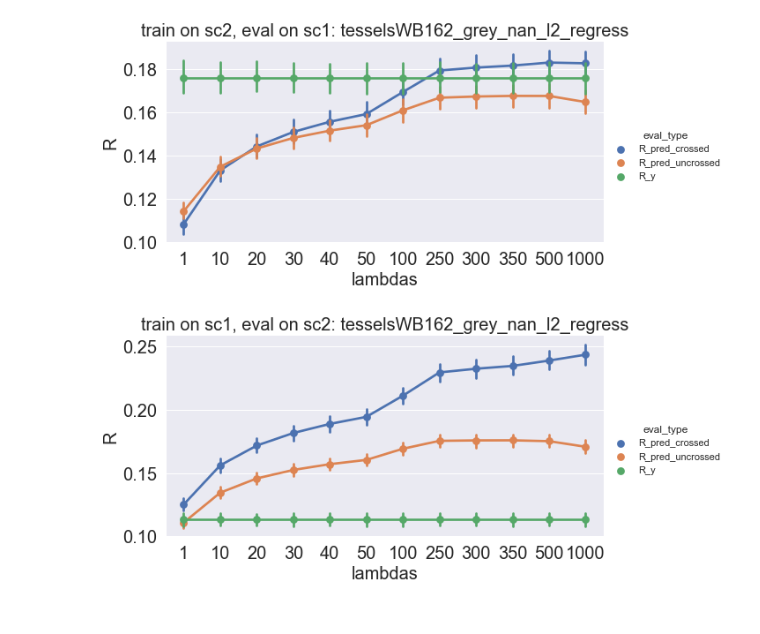
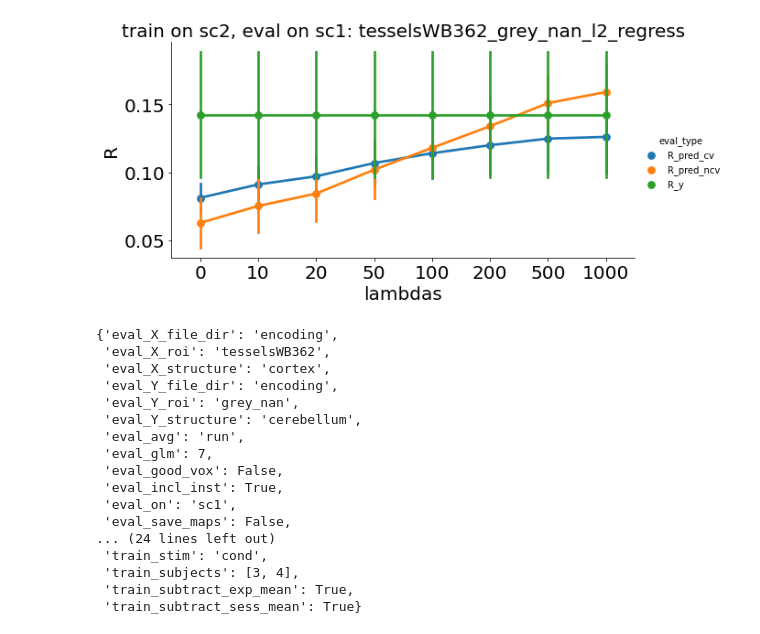
Before and after one commit to maedbhk/cerebellum_connectivity, a Jupyter notebook: notebooks/1.0-mk-visualize_maps.ipynb, the cells around one changed output. Cells and saved outputs as stored; diff of their text form; code cells hidden in the pictures.

```diff
--- a/notebooks/1.0-mk-visualize_maps.ipynb
+++ b/notebooks/1.0-mk-visualize_maps.ipynb
@@ -52,12 +31,28 @@ map_pred.visualize_prediction_group()
 # %%
 # define class for plotting
-pred = PlotPred()
+pred = PlotPred(eval_on=['sc1'], model_name='tesselsWB362_grey_nan_l2_regress')
 
 # load dataframe
 dataframe = pred.load_dataframe()
 
 # plot graph
-pred.plot_predictions(dataframe, plot_params=False, filter_eval=['R_y', 'R_pred_crossed', 'R_pred_uncrossed'])
+pred.plot_predictions(dataframe, filter_eval=['R_y', 'R_pred_cv', 'R_pred_ncv'], plot_params=True)
 # %% [output]
-[figure, old version]
+[figure, new version]
-[figure, removed]
+{'eval_X_file_dir': 'encoding',
+ 'eval_X_roi': 'tesselsWB362',
+ 'eval_X_structure': 'cortex',
+ 'eval_Y_file_dir': 'encoding',
+ 'eval_Y_roi': 'grey_nan',
+ 'eval_Y_structure': 'cerebellum',
+ 'eval_avg': 'run',
+ 'eval_glm': 7,
+ 'eval_good_vox': False,
+ 'eval_incl_inst': True,
+ 'eval_on': 'sc1',
+ 'eval_save_maps': False,
+... (24 lines left out)
+ 'train_stim': 'cond',
+ 'train_subjects': [3, 4],
+ 'train_subtract_exp_mean': True,
+ 'train_subtract_sess_mean': True}
```
Also changed, not shown: parts of 3 cells of this notebook, 7 other files.
